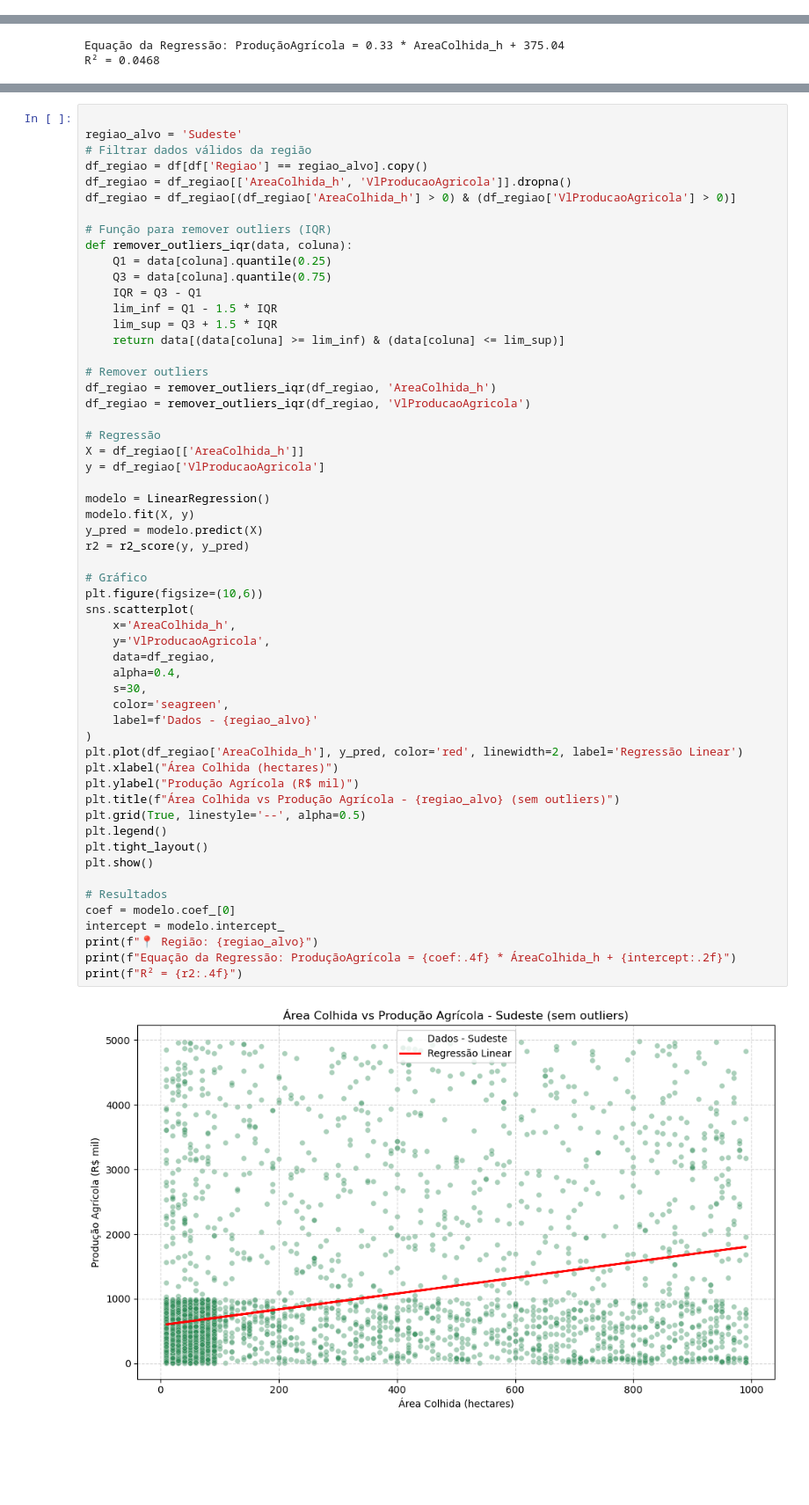
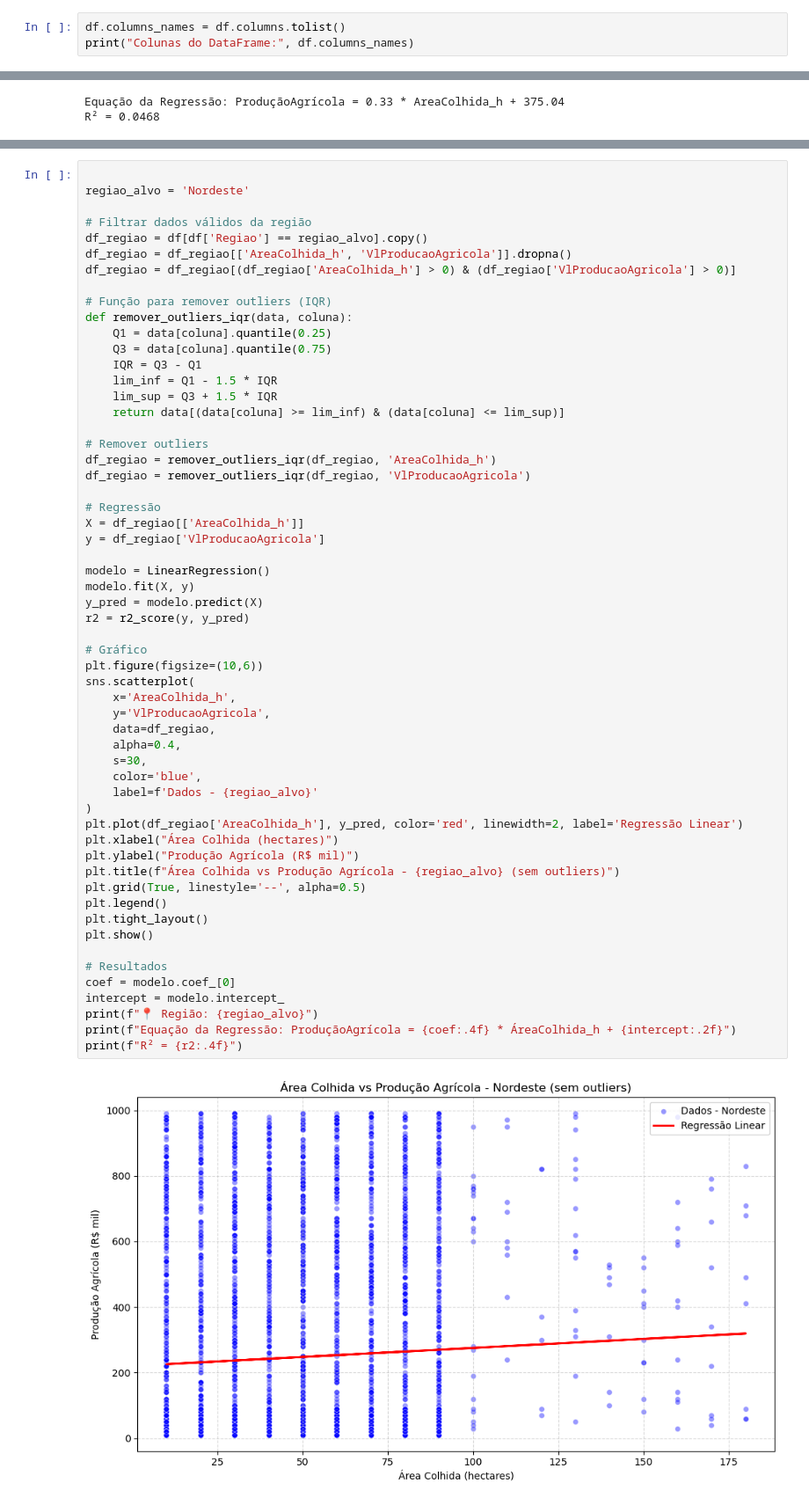
Before and after one commit to anaC-Fernandes/ProjetoDados, a Jupyter notebook: Notebooks/Dataset_Agro.ipynb, the cells around one changed output, grey strips where cells are left out. Shown at 88% size. Cells and saved outputs as stored; diff of their text form; blank space fills up the shorter version.

```diff
--- a/Notebooks/Dataset_Agro.ipynb
+++ b/Notebooks/Dataset_Agro.ipynb
@@ -92,0 +109,3 @@ df['povoamento'] = df['povoamento'].astype(float)
+# %%
+df.columns_names = df.columns.tolist()
+print("Colunas do DataFrame:", df.columns_names)
@@ -757,6 +828,7 @@ R² = 0.0790
 # %%
 
-regiao_alvo = 'Sudeste'
+regiao_alvo = 'Nordeste'
+
 # Filtrar dados válidos da região
 df_regiao = df[df['Regiao'] == regiao_alvo].copy()
 df_regiao = df_regiao[['AreaColhida_h', 'VlProducaoAgricola']].dropna()
@@ -783,32 +855,32 @@ modelo = LinearRegression()
 modelo.fit(X, y)
 y_pred = modelo.predict(X)
 r2 = r2_score(y, y_pred)
 
 # Gráfico
 plt.figure(figsize=(10,6))
 sns.scatterplot(
     x='AreaColhida_h',
     y='VlProducaoAgricola',
     data=df_regiao,
     alpha=0.4,
     s=30,
-    color='seagreen',
+    color='blue',
     label=f'Dados - {regiao_alvo}'
 )
 plt.plot(df_regiao['AreaColhida_h'], y_pred, color='red', linewidth=2, label='Regressão Linear')
 plt.xlabel("Área Colhida (hectares)")
 plt.ylabel("Produção Agrícola (R$ mil)")
 plt.title(f"Área Colhida vs Produção Agrícola - {regiao_alvo} (sem outliers)")
 plt.grid(True, linestyle='--', alpha=0.5)
 plt.legend()
 plt.tight_layout()
 plt.show()
 
 # Resultados
 coef = modelo.coef_[0]
 intercept = modelo.intercept_
 print(f"📍 Região: {regiao_alvo}")
 print(f"Equação da Regressão: ProduçãoAgrícola = {coef:.4f} * ÁreaColhida_h + {intercept:.2f}")
 print(f"R² = {r2:.4f}")
 # %% [output]
-[figure, old version]
+[figure, new version]
```
Also changed, not shown: parts of 37 cells of this notebook, 10 other files.
